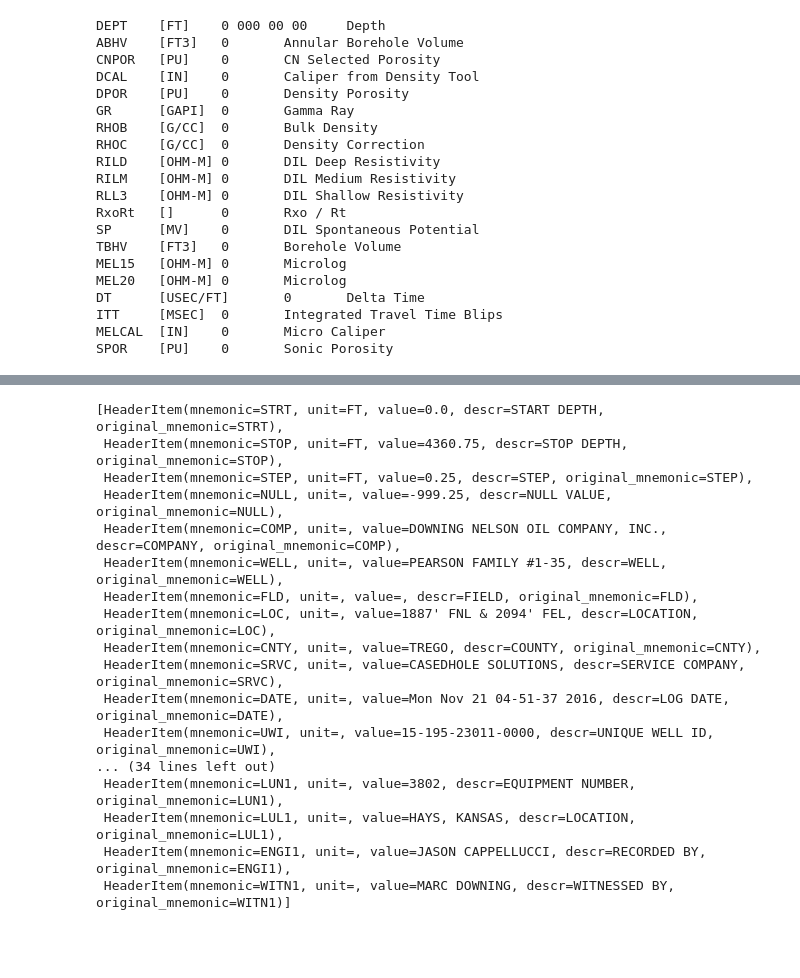
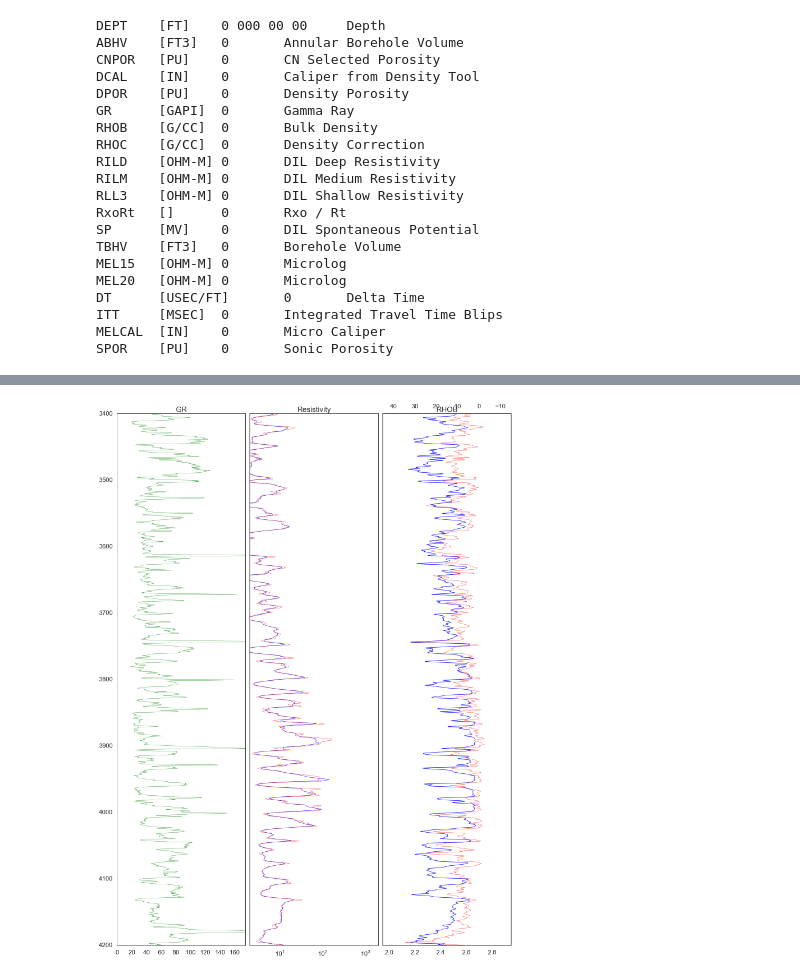
Before and after one commit to mjorden/LASanalysis, a Jupyter notebook: KansasLAS.ipynb, the cells around one changed output, grey strips where cells are left out. Saved outputs shown, nothing was run; the diff lists cells and outputs as text; code cells hidden in the pictures; blank space fills up the shorter version.

```diff
--- a/KansasLAS.ipynb
+++ b/KansasLAS.ipynb
@@ -48,22 +39,2 @@ LASlog.describe()
-# %%
-LAS.well
-# %% [output]
-[HeaderItem(mnemonic=STRT, unit=FT, value=0.0, descr=START DEPTH, original_mnemonic=STRT),
- HeaderItem(mnemonic=STOP, unit=FT, value=4360.75, descr=STOP DEPTH, original_mnemonic=STOP),
- HeaderItem(mnemonic=STEP, unit=FT, value=0.25, descr=STEP, original_mnemonic=STEP),
- HeaderItem(mnemonic=NULL, unit=, value=-999.25, descr=NULL VALUE, original_mnemonic=NULL),
- HeaderItem(mnemonic=COMP, unit=, value=DOWNING NELSON OIL COMPANY, INC., descr=COMPANY, original_mnemonic=COMP),
- HeaderItem(mnemonic=WELL, unit=, value=PEARSON FAMILY #1-35, descr=WELL, original_mnemonic=WELL),
- HeaderItem(mnemonic=FLD, unit=, value=, descr=FIELD, original_mnemonic=FLD),
- HeaderItem(mnemonic=LOC, unit=, value=1887' FNL & 2094' FEL, descr=LOCATION, original_mnemonic=LOC),
- HeaderItem(mnemonic=CNTY, unit=, value=TREGO, descr=COUNTY, original_mnemonic=CNTY),
- HeaderItem(mnemonic=SRVC, unit=, value=CASEDHOLE SOLUTIONS, descr=SERVICE COMPANY, original_mnemonic=SRVC),
- HeaderItem(mnemonic=DATE, unit=, value=Mon Nov 21 04-51-37 2016, descr=LOG DATE, original_mnemonic=DATE),
- HeaderItem(mnemonic=UWI, unit=, value=15-195-23011-0000, descr=UNIQUE WELL ID, original_mnemonic=UWI),
-... (34 lines left out)
- HeaderItem(mnemonic=LUN1, unit=, value=3802, descr=EQUIPMENT NUMBER, original_mnemonic=LUN1),
- HeaderItem(mnemonic=LUL1, unit=, value=HAYS, KANSAS, descr=LOCATION, original_mnemonic=LUL1),
- HeaderItem(mnemonic=ENGI1, unit=, value=JASON CAPPELLUCCI, descr=RECORDED BY, original_mnemonic=ENGI1),
- HeaderItem(mnemonic=WITN1, unit=, value=MARC DOWNING, descr=WITNESSED BY, original_mnemonic=WITN1)]
 # %%
 upper_d = 3400
@@ -91 +62,54 @@ LAS['GR_Clean'] = 20
+# %%
+fig = plt.figure(131,figsize=(15,20),dpi=750)
+#fig.suptitle('Quick-Look Petrophysics', fontsize=30)
+
+
+ax1 = fig.add_subplot(131)
+ax1.plot(LAS['GR'],LAS['DEPT'],color='g',linewidth=0.5)
+#plt.fill_between(LAS['GR'],LAS['Depth'],  10, color='y')
+plt.xlim(lower_gr,upper_gr)
+plt.ylim(upper_d,lower_d)
+plt.title('GR')
+plt.gca().invert_yaxis()
+
+ax1 = fig.add_subplot(132)
+ax1.plot(LAS['RILD'],LAS['DEPT'],color='b',linewidth=0.75)
+plt.xlim(2,2000)
+plt.ylim(upper_d,lower_d)
+plt.xscale('log')
+plt.title('Resistivity')
+plt.gca().invert_yaxis()
+ax1.yaxis.set_visible(False)
+
+
+plt.subplot(132)
+plt.plot(LAS['RILM'],LAS['DEPT'],color='r',linewidth=0.5)
+plt.xlim(2,2000)
+plt.ylim(upper_d,lower_d)
+plt.xscale('log')
+plt.title('Resistivity')
+plt.gca().invert_yaxis()
+
+
+ax1 = fig.add_subplot(133)
+
+ax1.plot(LAS['RHOB'],LAS['DEPT'],color='r',linewidth=0.5)
+plt.xlim(lower_rhob,upper_rhob)
+plt.ylim(upper_d,lower_d)
+plt.title('RHOB')
+plt.gca().invert_yaxis()
+ax1.yaxis.set_visible(False)
+
+ax2 = ax1.twiny()
+ax2.plot(LAS['CNPOR'],LAS['DEPT'],color='b',linewidth=1)
+plt.xlim(lower_phi,upper_phi)
+plt.ylim(upper_d,lower_d)
+plt.gca().invert_yaxis()
+plt.gca().invert_xaxis()
+ax2.yaxis.set_visible(False)
+
+
+plt.tight_layout()
+# %% [output]
+[figure, added]
 # %%
```
Also changed, not shown: parts of 7 cells of this notebook.
